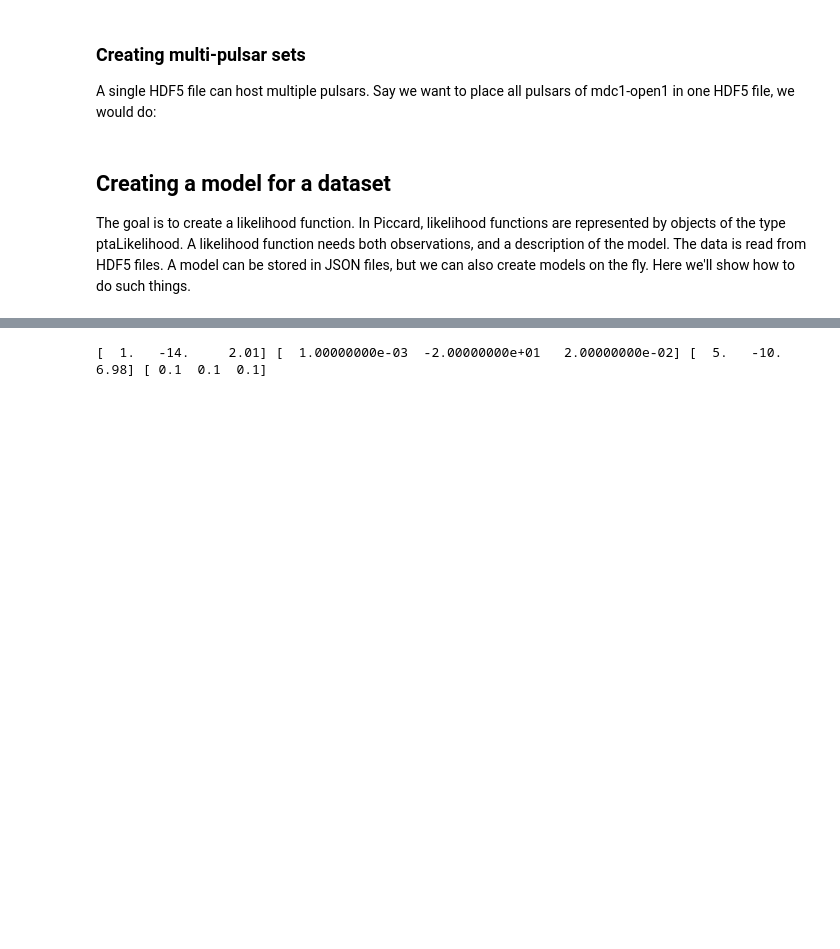
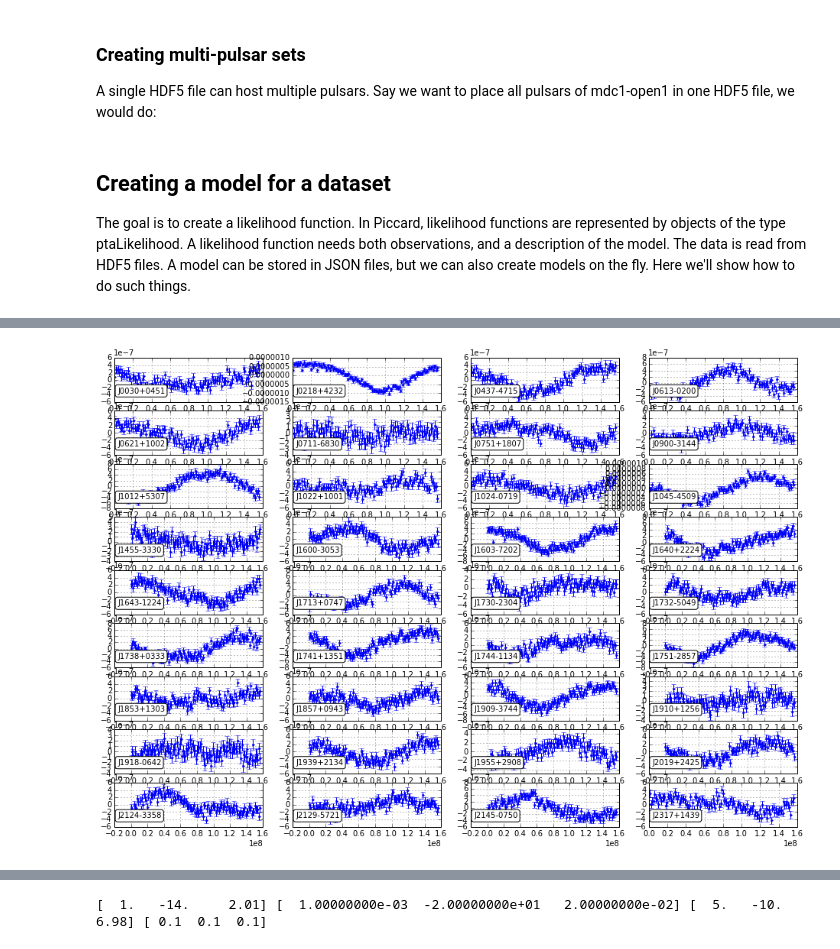
Before and after one commit to vhaasteren/piccard, a Jupyter notebook: examples/piccard-demo.ipynb, the cells around one changed output, grey strips where cells are left out. Drawn from its saved outputs; the diff is of its cells as text; code cells hidden in the pictures; blank space fills up the shorter version.

```diff
--- a/examples/piccard-demo.ipynb
+++ b/examples/piccard-demo.ipynb
@@ -100,0 +148,17 @@ Number of dimensions:  3
+# %%
+# Plot all the residuals in the file mockset.h5
+likob = pic.ptaLikelihood('mockdata.h5')
+
+plt.figure(figsize=(16,11))
+for ii in range(len(likob.ptapsrs)):
+    plt.subplot(9, 4,ii+1)
+    plt.errorbar(likob.ptapsrs[ii].toas, likob.ptapsrs[ii].residuals, \
+                 yerr=likob.ptapsrs[ii].toaerrs, fmt='.', c='b')
+
+    plt.annotate(likob.ptapsrs[ii].name, \
+                 xy=(0.02, 0.20), xycoords='axes fraction', \
+                 bbox=dict(boxstyle="round", fc="1.0"))
+    #plt.axis([53000, 55000, -5e-7, 5e-7])
+    plt.grid(True)
+# %% [output]
+[figure, added]
```
Also changed, not shown: parts of 21 cells of this notebook, 1 other file.
